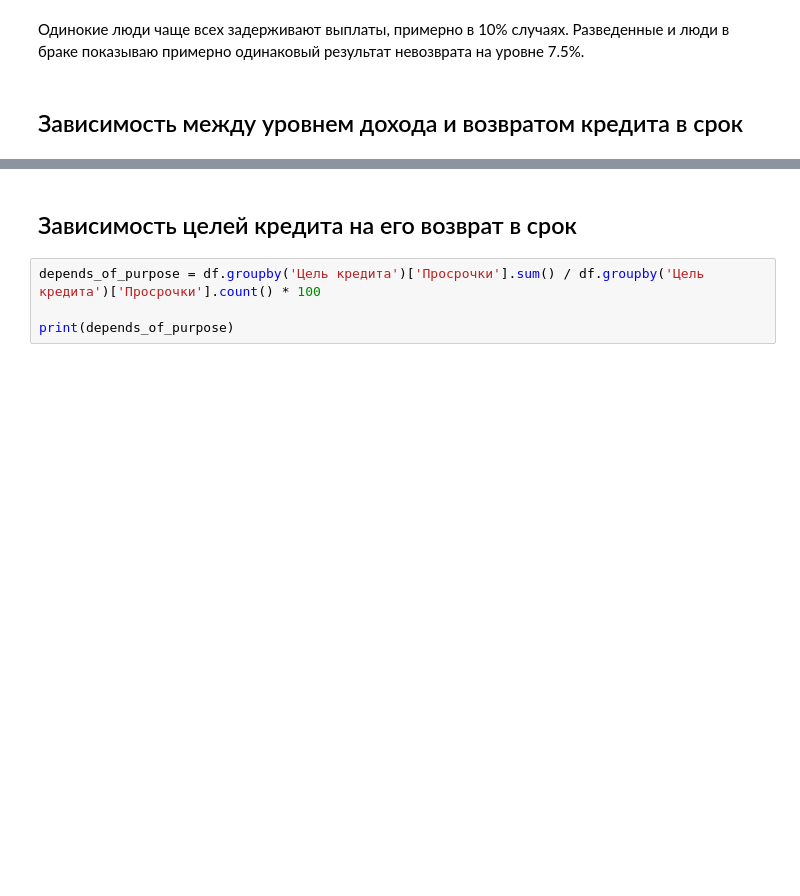
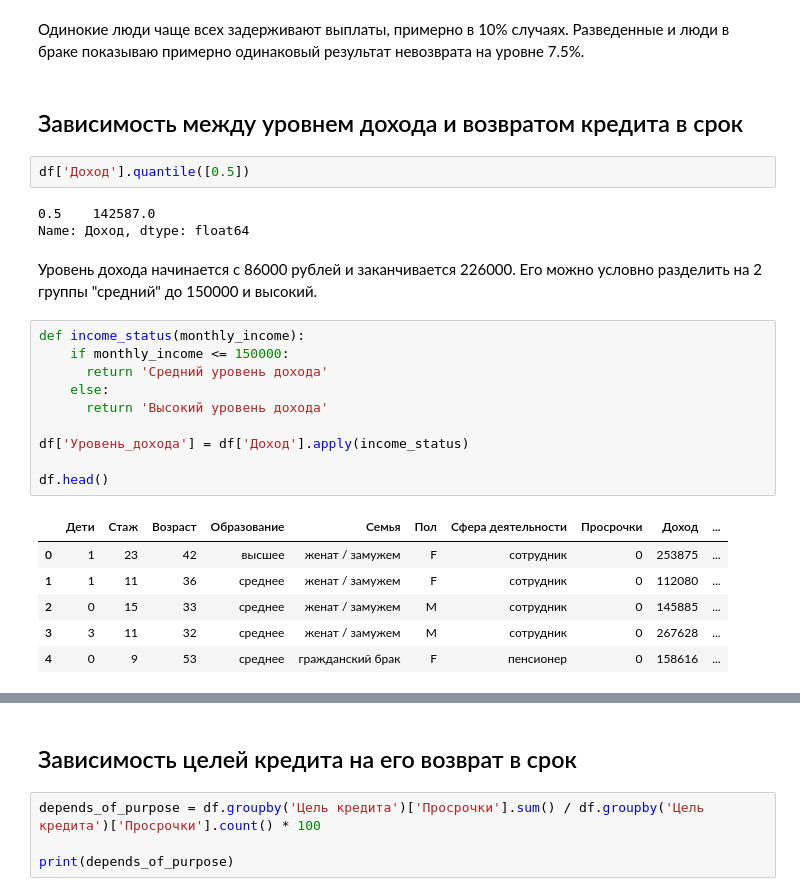
Before and after one commit to FrolovskiyKirill/Data-Science-Projects, a Jupyter notebook: Project_One.ipynb, the cells around one changed output, grey strips where cells are left out. Drawn from its saved outputs; the diff is of its cells as text; blank space fills up the shorter version.

```diff
--- a/Project_One.ipynb
+++ b/Project_One.ipynb
@@ -419,3 +419,27 @@ Name: Просрочки, dtype: float64
 Одинокие люди чаще всех задерживают выплаты, примерно в 10% случаях. Разведенные и люди в браке показываю примерно одинаковый результат невозврата на уровне 7.5%.
 # %% [markdown]
 ## Зависимость между уровнем дохода и возвратом кредита в срок
+# %%
+df['Доход'].quantile([0.5])
+# %% [output]
+0.5    142587.0
+Name: Доход, dtype: float64
+# %% [markdown]
+Уровень дохода начинается с 86000 рублей и заканчивается 226000. Его можно условно разделить на 2 группы "средний" до 150000 и высокий.
+# %%
+def income_status(monthly_income):
+    if monthly_income <= 150000:
+      return 'Средний уровень дохода'
+    else:
+      return 'Высокий уровень дохода'
+
+df['Уровень_дохода'] = df['Доход'].apply(income_status)
+
+df.head()
+# %% [output]
+|  | Дети | Стаж | Возраст | Образование | Семья | Пол | Сфера деятельности | Просрочки | Доход | ... |
+| 0 | 1 | 23 | 42 | высшее | женат / замужем | F | сотрудник | 0 | 253875 | ... |
+| 1 | 1 | 11 | 36 | среднее | женат / замужем | F | сотрудник | 0 | 112080 | ... |
+| 2 | 0 | 15 | 33 | среднее | женат / замужем | M | сотрудник | 0 | 145885 | ... |
+| 3 | 3 | 11 | 32 | среднее | женат / замужем | M | сотрудник | 0 | 267628 | ... |
+| 4 | 0 | 9 | 53 | среднее | гражданский брак | F | пенсионер | 0 | 158616 | ... |
```
Also changed, not shown: parts of 3 cells of this notebook.
